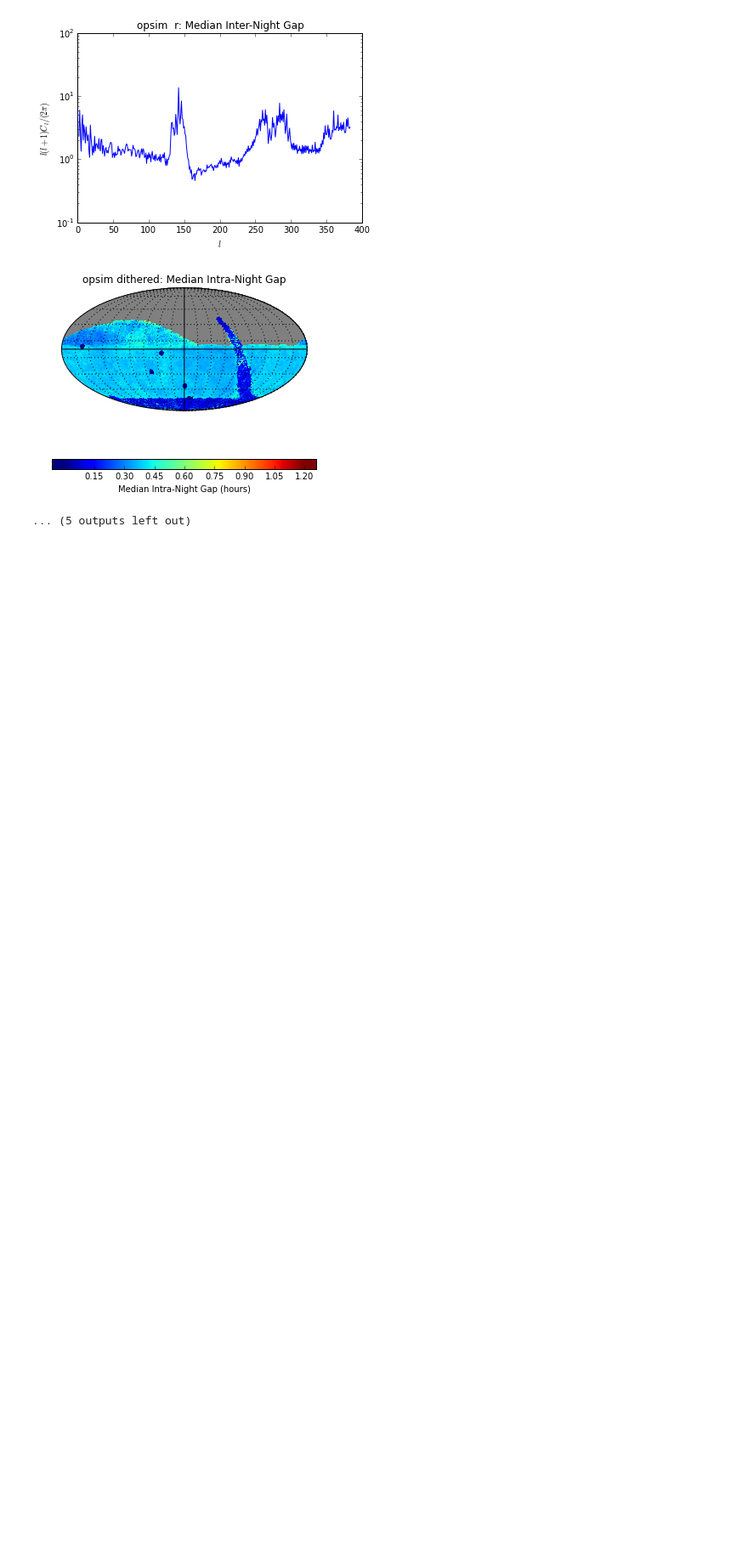
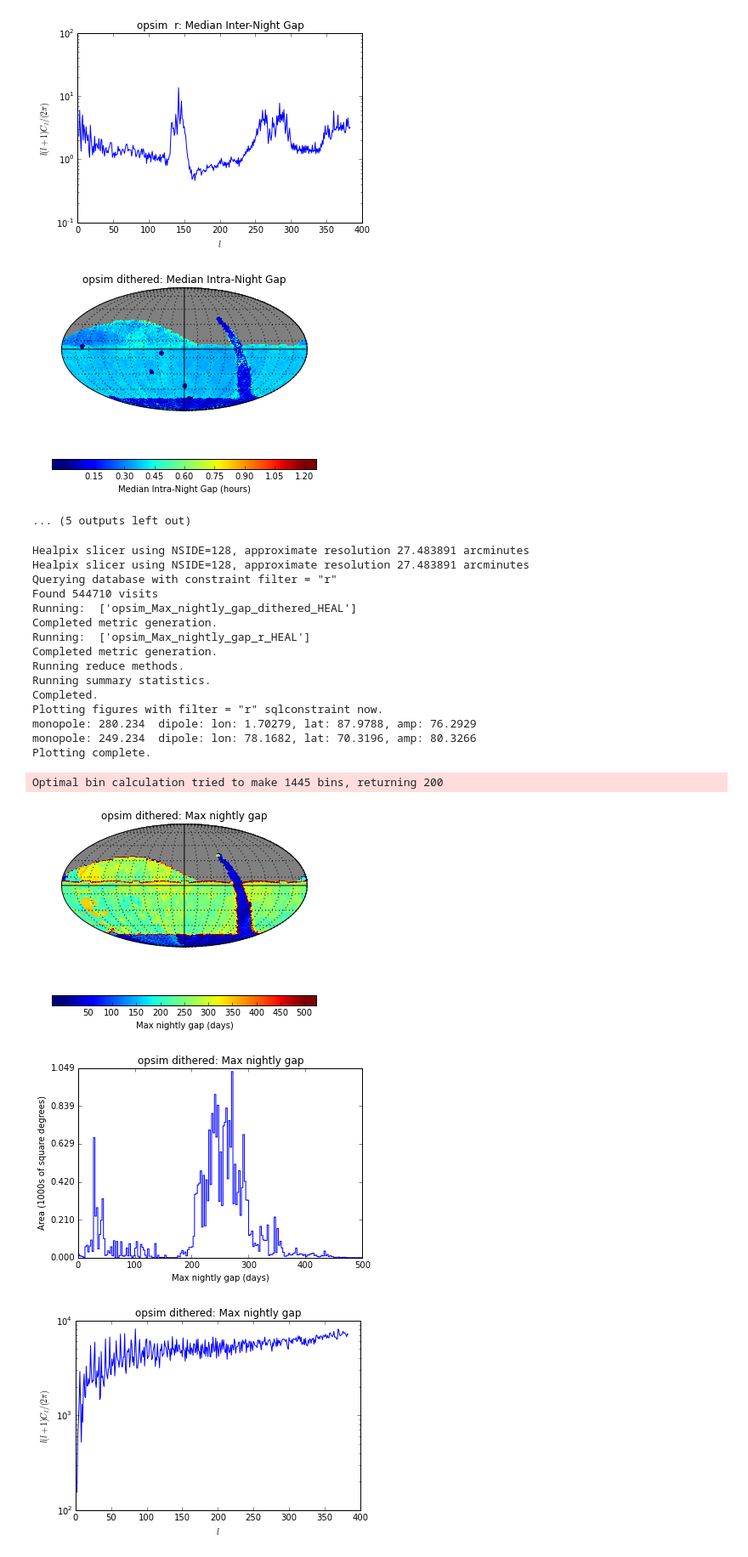
Before and after one commit to yoachim/ScratchStuff, a Jupyter notebook: notebooks/pairtesting.ipynb, the cells around one changed output. Shown at 85% size. Drawn from its saved outputs; the diff is of its cells as text; code cells hidden in the pictures; blank space fills up the shorter version.

```diff
--- a/notebooks/pairtesting.ipynb
+++ b/notebooks/pairtesting.ipynb
@@ -67,3 +73,37 @@ Plotting complete.
 [figure]
 [figure]
 ... (5 outputs left out)
+# %%
+slicer=slicers.HealpixSlicer()
+metric3 = metrics.InterNightGapsMetric(reduceFunc=np.max, metricName='Max nightly gap')
+plotDict3 = {'cmap':'jet', 'colorMin':0,'colorMax':500, 'xMin':0,'xMax':500}
+bundleList = []
+bundleList.append(metricBundles.MetricBundle(metric3,slicer,sql,plotDict=plotDict3))
+
+slicer=slicers.HealpixSlicer(lonCol='ditheredRA', latCol='ditheredDec')
+bundleList.append(metricBundles.MetricBundle(metric3,slicer,sql, metadata='dithered',plotDict=plotDict3))
+
+bundleDict = metricBundles.makeBundlesDictFromList(bundleList)
+bgroup = metricBundles.MetricBundleGroup(bundleDict, opsdb, outDir=outDir, resultsDb=resultsDb)
+bgroup.runAll()
+bgroup.plotAll(closefigs=False)
+# %% [output]
+Healpix slicer using NSIDE=128, approximate resolution 27.483891 arcminutes
+Healpix slicer using NSIDE=128, approximate resolution 27.483891 arcminutes
+Querying database with constraint filter = "r"
+Found 544710 visits
+Running:  ['opsim_Max_nightly_gap_dithered_HEAL']
+Completed metric generation.
+Running:  ['opsim_Max_nightly_gap_r_HEAL']
+Completed metric generation.
+Running reduce methods.
+Running summary statistics.
+Completed.
+Plotting figures with filter = "r" sqlconstraint now.
+monopole: 280.234  dipole: lon: 1.70279, lat: 87.9788, amp: 76.2929
+monopole: 249.234  dipole: lon: 78.1682, lat: 70.3196, amp: 80.3266
+Plotting complete.
+Optimal bin calculation tried to make 1445 bins, returning 200
+[figure, added]
+[figure, added]
+[figure, added]
```
Also changed, not shown: parts of 4 cells of this notebook.
